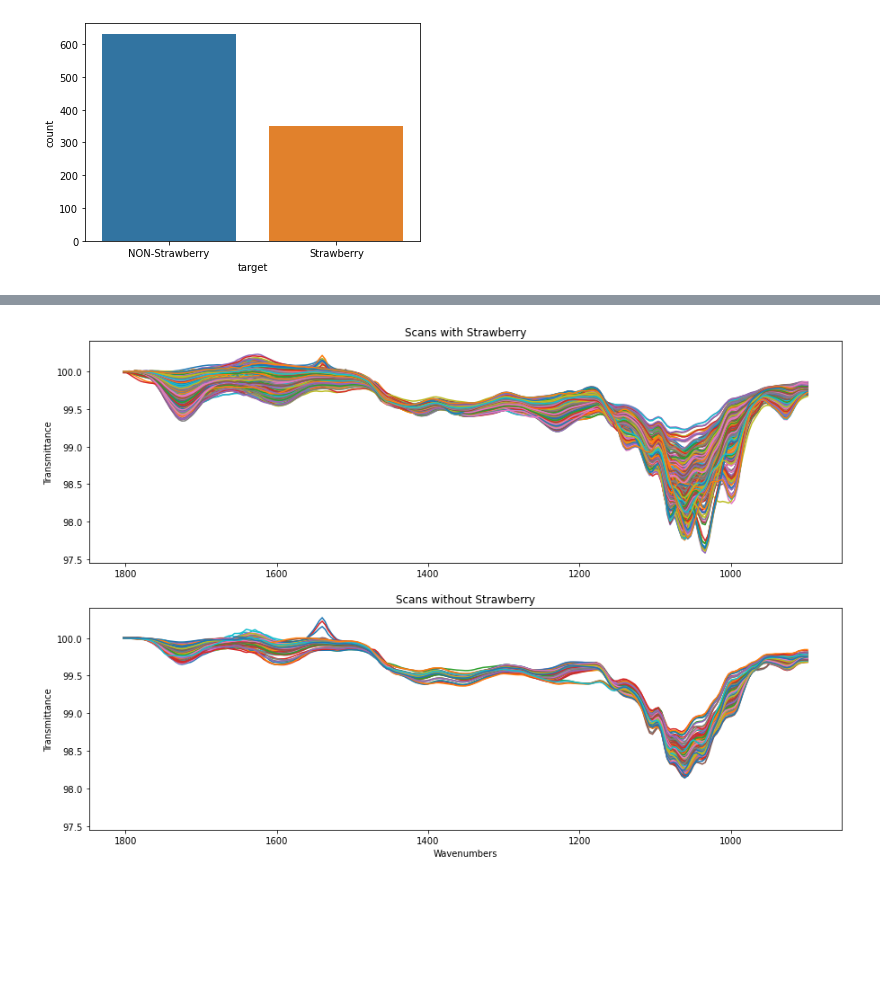
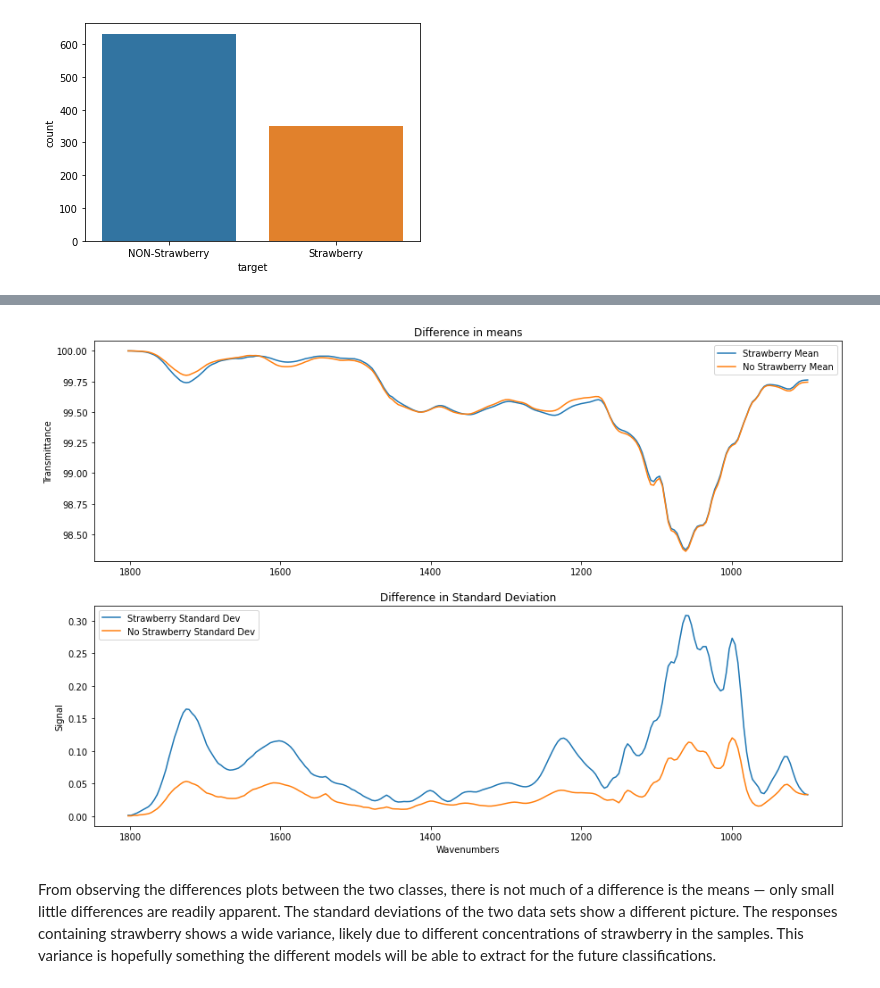
Before and after one commit to ricecrispies8/Mid-ir-strawberry, a Jupyter notebook: mid-ir-strawberry-classification.ipynb, the cells around one changed output, grey strips where cells are left out. Saved outputs shown, nothing was run; the diff lists cells and outputs as text; code cells hidden in the pictures; blank space fills up the shorter version.

```diff
--- a/mid-ir-strawberry-classification.ipynb
+++ b/mid-ir-strawberry-classification.ipynb
@@ -91,9 +89,14 @@ X = (1 - X) * 100
 strawberry = df.loc[df['target_Strawberry'] == 0]
 strawberry = strawberry.drop('target_Strawberry', axis=1)
 strawberry = (1 - strawberry) * 100
+strawberry_mean = np.mean(strawberry)
+strawberry_std = np.std(strawberry)
+
 not_strawberry = df.loc[df['target_Strawberry'] == 1]
 not_strawberry = not_strawberry.drop('target_Strawberry', axis=1)
 not_strawberry = (1 - not_strawberry) * 100
+not_strawberry_mean = np.mean(not_strawberry)
+not_strawberry_std = np.std(not_strawberry)
 # %%
 fig, ax = plt.subplots(figsize=(15,10))
 ax.plot(SPEC_RANGE, X.T.values);
@@ -107,17 +110,23 @@ fig.savefig('All spectra.png')
 # %%
-fig, ax = plt.subplots(2,1, sharey=True, figsize=(15,10))
-ax[0].plot(SPEC_RANGE, strawberry.T.values);
-ax[0].set_ylabel('Transmittance');
-ax[0].set_title('Scans with Strawberry');
+fig, ax = plt.subplots(2,1, sharey=False, figsize=(15,10))
+ax[0].plot(SPEC_RANGE, strawberry_mean, label='Strawberry Mean')
+ax[0].plot(SPEC_RANGE, not_strawberry_mean, label='No Strawberry Mean')
+ax[0].set_ylabel('Transmittance')
+ax[0].set_title('Difference in means')
+ax[0].legend()
 ax[0].invert_xaxis()
 
-ax[1].plot(SPEC_RANGE, not_strawberry.T.values);
-ax[1].set_ylabel('Transmittance');
+ax[1].plot(SPEC_RANGE, strawberry_std, label='Strawberry Standard Dev')
+ax[1].plot(SPEC_RANGE, not_strawberry_std, label='No Strawberry Standard Dev')
+ax[1].set_ylabel('Signal');
 ax[1].set_xlabel('Wavenumbers');
-ax[1].set_title('Scans without Strawberry');
+ax[1].set_title('Difference in Standard Deviation');
+ax[1].legend()
 ax[1].invert_xaxis()
 # %% [output]
-[figure, old version]
+[figure, new version]
+# %% [markdown]
+From observing the differences plots between the two classes, there is not much of a difference is the means &mdash; only small little differences are readily apparent. The standard deviations of the two data sets show a different picture. The responses containing strawberry shows a wide variance, likely due to different concentrations of strawberry in the samples. This variance is hopefully something the different models will be able to extract for the future classifications.
 # %% [markdown]
 ## Modeling
 
```
Also changed, not shown: parts of 24 cells of this notebook.
